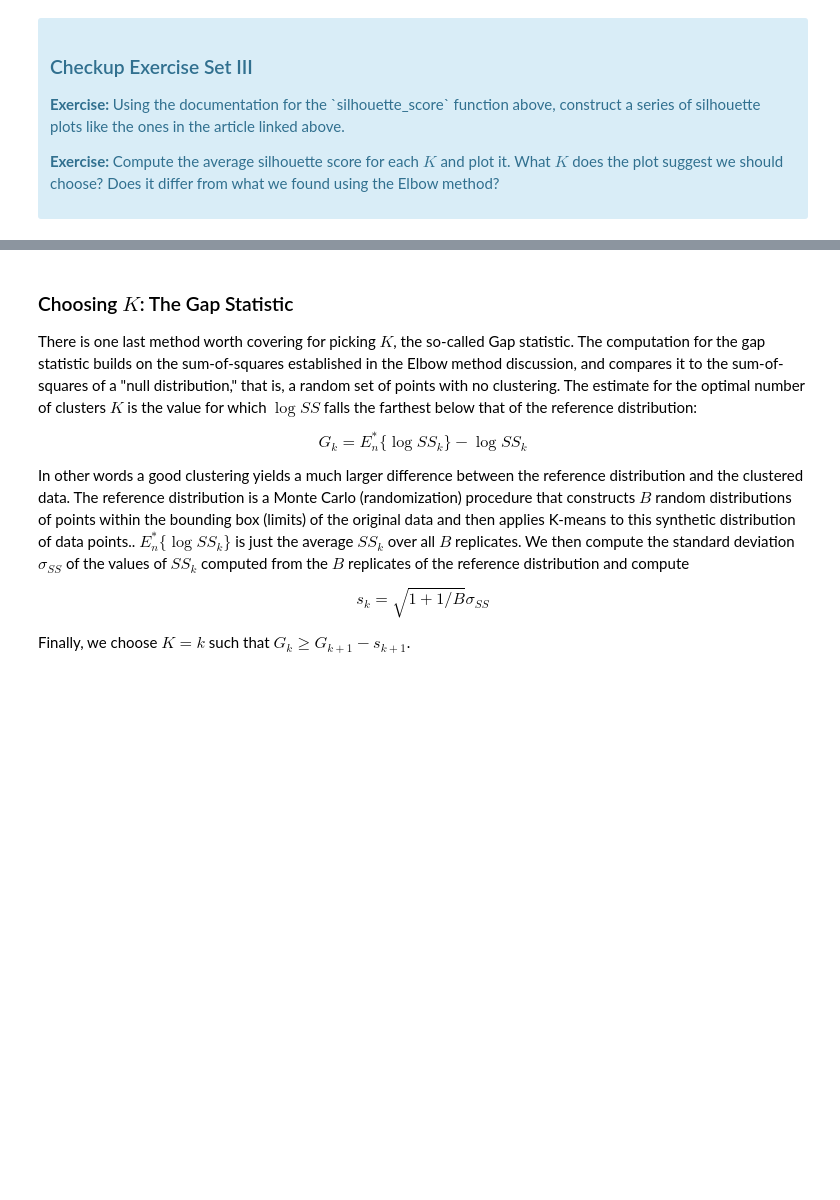
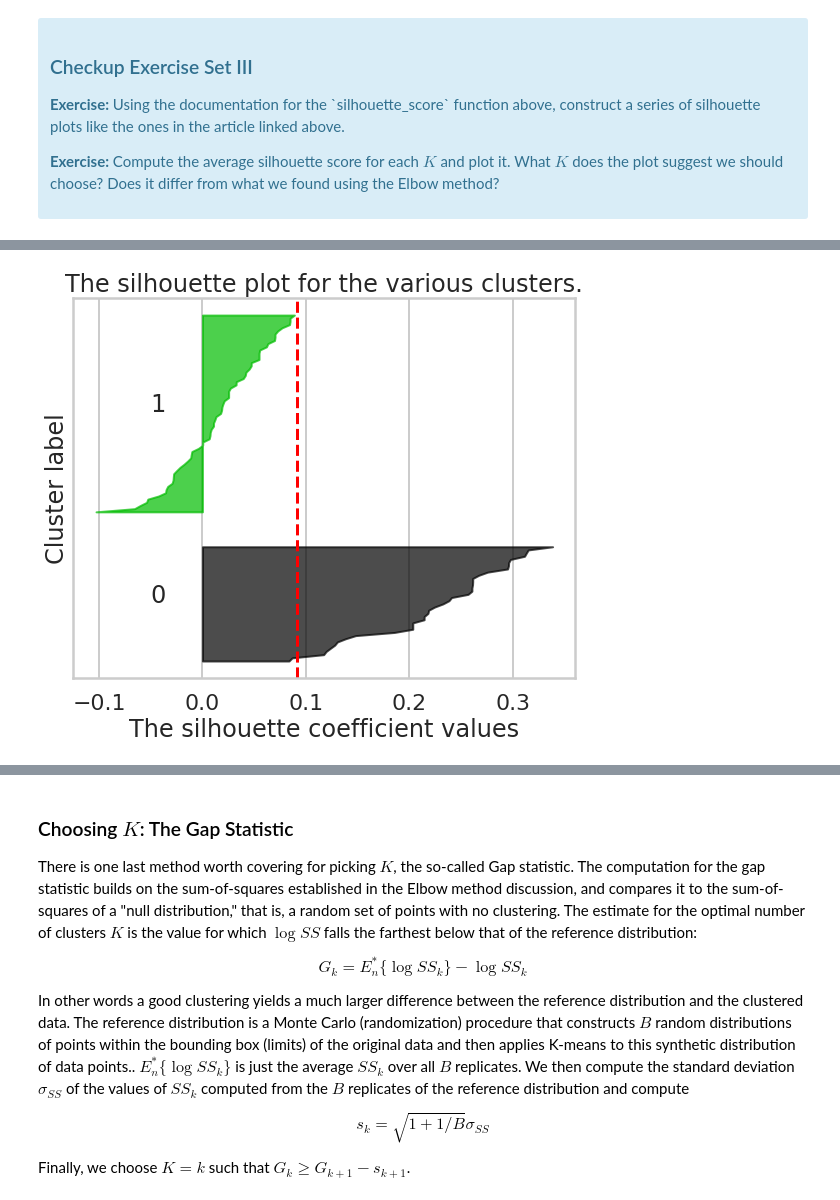
Before and after one commit to Nhorning/clustering, a Jupyter notebook: Mini_Project_Clustering.ipynb, the cells around one changed output, grey strips where cells are left out. Cells and saved outputs as stored; diff of their text form; code cells hidden in the pictures; blank space fills up the shorter version.

Commit message:
Completed set III
 Changes to be committed:
	modified:   Mini_Project_Clustering.ipynb

```diff
--- a/Mini_Project_Clustering.ipynb
+++ b/Mini_Project_Clustering.ipynb
@@ -190,0 +190,82 @@ Fortunately, scikit-learn provides a function to compute this for us (phew!) cal
+# %%
+# Your turn.
+from sklearn.metrics import silhouette_samples, silhouette_score
+
+import matplotlib.cm as cm
+
+#Create the range of k values to test - just to be thorough
+Ks = range(2,10)
+
+for n_clusters in Ks:
+
+    #create subplots
+    f, ax1 = plt.subplots(1, 1, figsize=(9,7))
+
+    #create silhouette plot
+
+    #Initialize the clusterer with n_clusters value
+    #seed 38 for reproducibility
+    clusterer = KMeans(n_clusters=n_clusters, random_state=38)
+    cluster_labels = clusterer.fit_predict(x_cols)
+
+    #the silouette_score give the average value for all the samples
+    silhouette_avg = silhouette_score(x_cols, cluster_labels)
+    print("For n-clusters=", n_clusters,
+         "The average silhouette_score is :", silhouette_avg)
+
+    #Compute the silhouette scores for each sample
+    sample_silhouette_values = silhouette_samples(x_cols, cluster_labels)
+
+    y_lower = 10
+    for i in range(n_clusters):
+        #Aggrigate the silhouette scores for samples belonging to cluster i, and sort them
+        ith_cluster_silhouette_values = sample_silhouette_values[cluster_labels == i]
+
+        ith_cluster_silhouette_values.sort()
+
+        size_cluster_i = ith_cluster_silhouette_values.shape[0]
+        y_upper = y_lower + size_cluster_i
+
+        color = cm.nipy_spectral(float(i) / n_clusters)
+        ax1.fill_betweenx(np.arange(y_lower, y_upper),
+                         0, ith_cluster_silhouette_values,
+                         facecolor=color, edgecolor=color, alpha=0.7)
+
+        #Label the silhouette plots with their cluster numbers at the middle
+        ax1.text(-0.05, y_lower + 0.5 * size_cluster_i, str(i))
+
+        #Compute the new y_lower for the next plot
+        y_lower = y_upper + 10
+
+    ax1.set_title("The silhouette plot for the various clusters.")
+    ax1.set_xlabel("The silhouette coefficient values")
+    ax1.set_ylabel("Cluster label")
+
+    #The vertical line for average silhouette score of all the values
+    ax1.axvline(x=silhouette_avg, color="red", linestyle="--")
+
+    ax1.set_yticks([]) #clear y axis labels
+    #ax1.set_xticks([])# save this for if we need it later
+
+    #2nd plot showing the actual clusters formed - looks like we're skipping this and doing it later
+    #colors = cm.nipy_spectral(cluster_labels.astype(float) / n_clusters)
+    #ax2.scatter(x_cols[:, 0], x_cols[:, 0].mean(), marker='.', lw=0, alpha=0.7, c=colors, edgecolor='k')
+
+    #Label the clusters
+    #centers = clusterer.cluster_centers_
+    #draw white circles at cluster centers
+    #ax2.scatter(centers[:, 0], centers[:, 1], marker='o', c="white", alpha=1, s=200, edgecolor='k')
+
+    #for i, c in enumerate(centers):
+    #    ax2.scatter(c[0], c[1], marker='$%d$' % i, alpha=1, s=50, edgecolor='k')
+
+    #ax2.set_title("The visualization of the clustered data.")
+    #ax2.set_xlabel("Feature space for the 1st feature")
+    #ax2.set_ylabel("Feature space for the 1nd feature")
+
+    #plt.suptitle(("Silhouette analysis for KMeans clustering on sample data"
+    #             "with n_clusters = %d" % n_clusters),
+    #            fontsize=14, fontweight='bold')
+
+plt.show()
+# %% [output]
@@ -190,0 +280 @@ Fortunately, scikit-learn provides a function to compute this for us (phew!) cal
+[figure, added]
```
Also changed, not shown: parts of 5 cells of this notebook.
